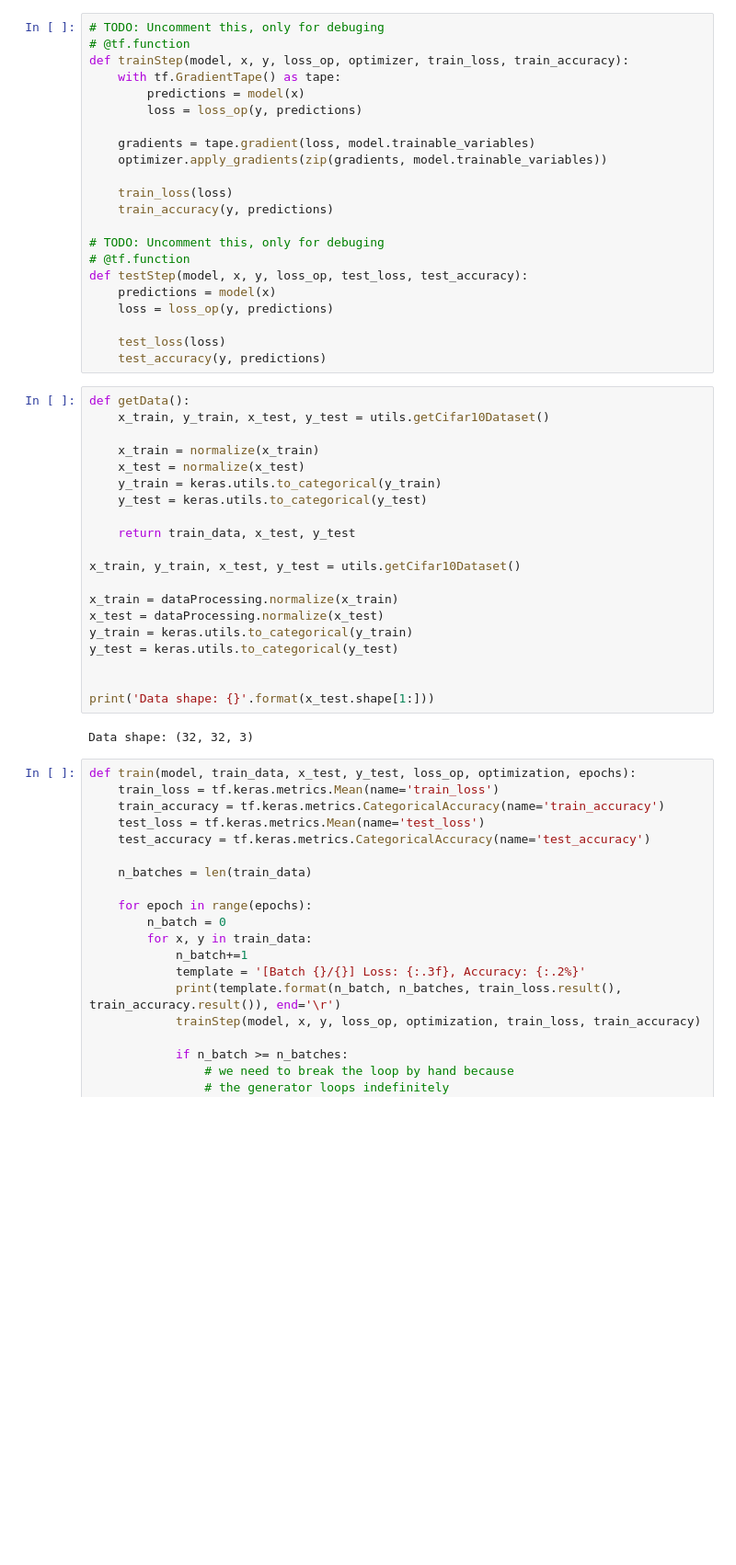
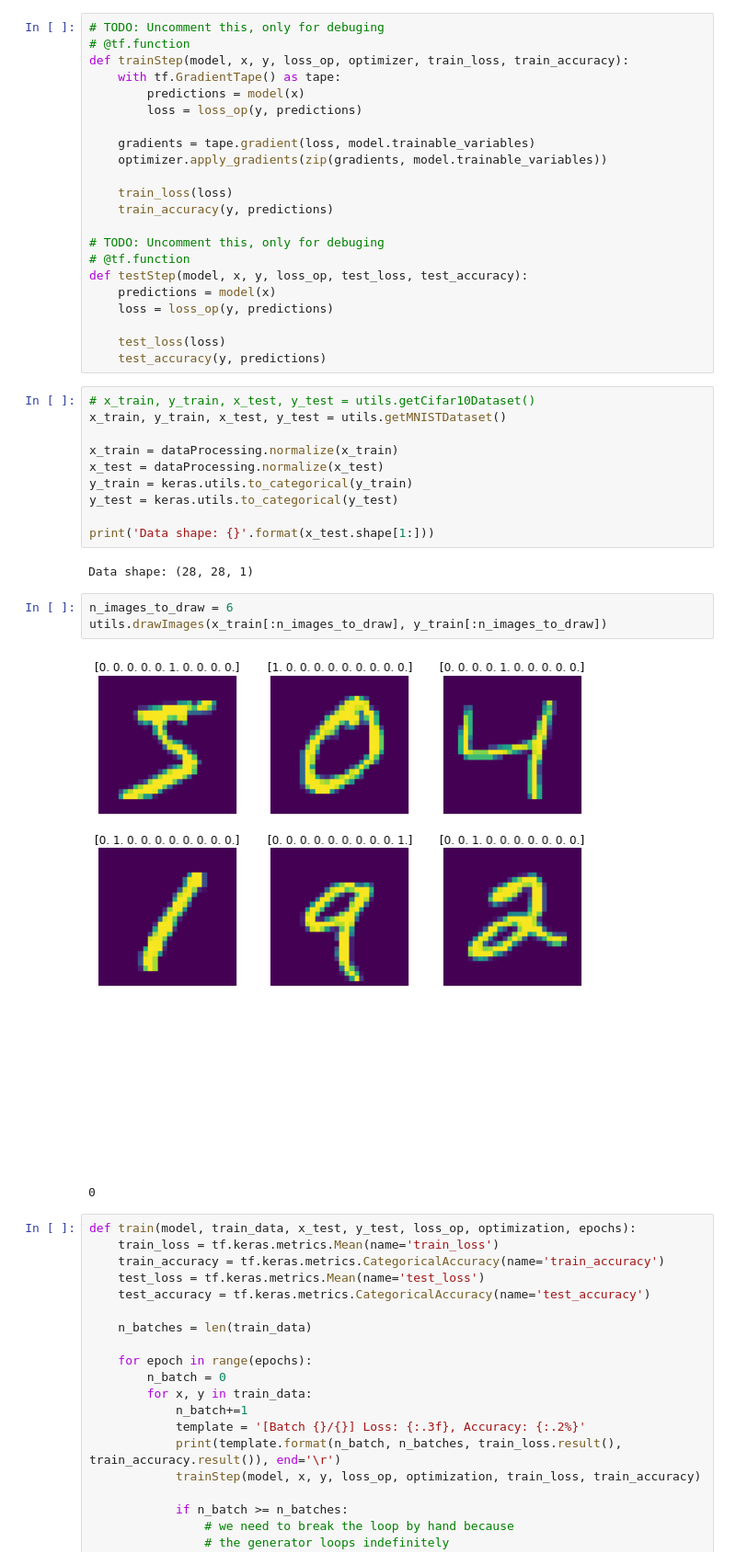
Before and after one commit to Celsuss/Residual_Attention_Network_for_Image_Classification, a Jupyter notebook: training.ipynb, the cells around one changed output. Shown at 92% size. Cells and saved outputs as stored; diff of their text form; blank space fills up the shorter version.

Commit message:
Updated training script

```diff
--- a/training.ipynb
+++ b/training.ipynb
@@ -37,27 +37,23 @@ def testStep(model, x, y, loss_op, test_loss, test_accuracy):
     test_loss(loss)
     test_accuracy(y, predictions)
 # %%
-def getData():
-    x_train, y_train, x_test, y_test = utils.getCifar10Dataset()
-
-    x_train = normalize(x_train)
-    x_test = normalize(x_test)
-    y_train = keras.utils.to_categorical(y_train)
-    y_test = keras.utils.to_categorical(y_test)
-
-    return train_data, x_test, y_test
-
-x_train, y_train, x_test, y_test = utils.getCifar10Dataset()
+# x_train, y_train, x_test, y_test = utils.getCifar10Dataset()
+x_train, y_train, x_test, y_test = utils.getMNISTDataset()
 
 x_train = dataProcessing.normalize(x_train)
 x_test = dataProcessing.normalize(x_test)
 y_train = keras.utils.to_categorical(y_train)
 y_test = keras.utils.to_categorical(y_test)
 
-
 print('Data shape: {}'.format(x_test.shape[1:]))
 # %% [output]
-Data shape: (32, 32, 3)
+Data shape: (28, 28, 1)
+# %%
+n_images_to_draw = 6
+utils.drawImages(x_train[:n_images_to_draw], y_train[:n_images_to_draw])
+# %% [output]
+[figure, added]
+0
 # %%
 def train(model, train_data, x_test, y_test, loss_op, optimization, epochs):
     train_loss = tf.keras.metrics.Mean(name='train_loss')
```
Also changed, not shown: parts of 3 cells of this notebook, 1 other file.
